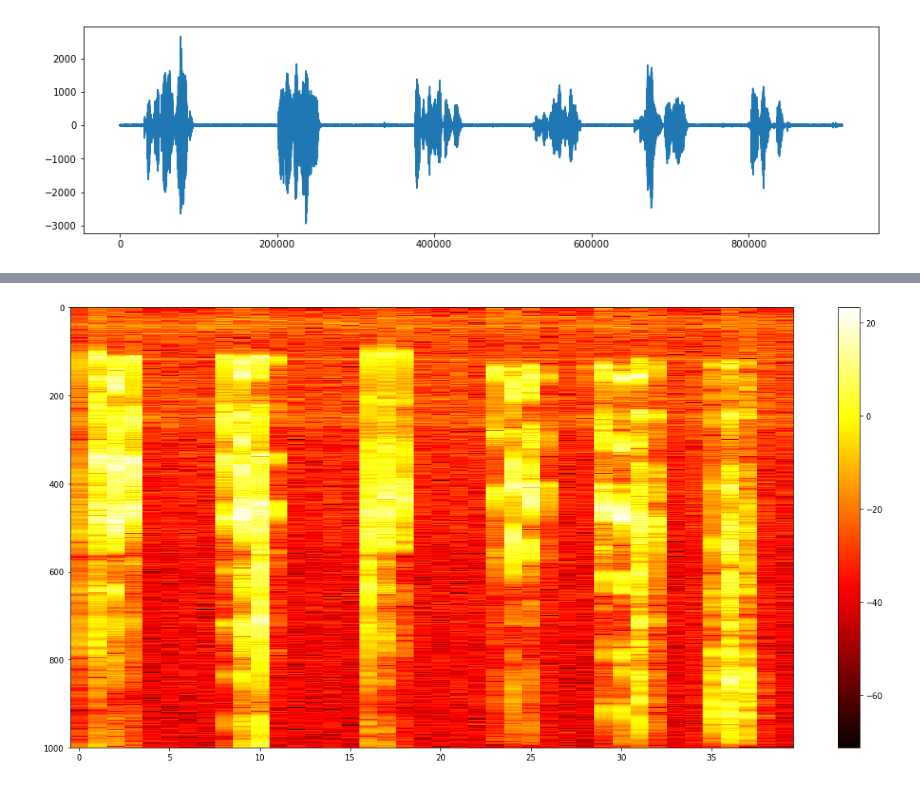
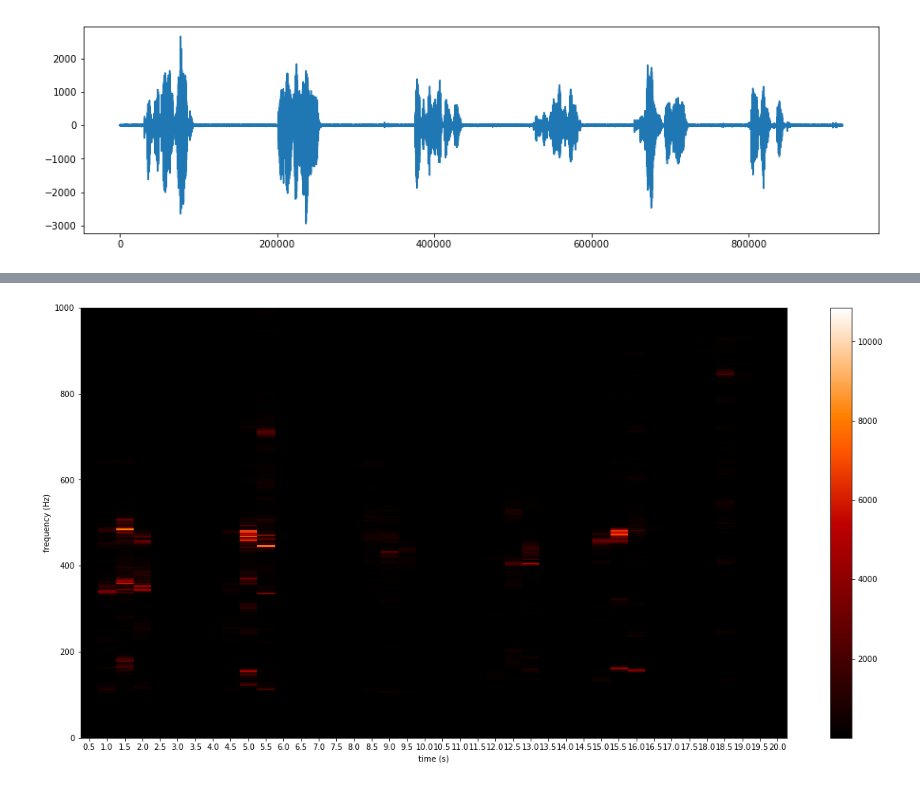
Before and after one commit to antonkatz/audio-search, a Jupyter notebook: audio pattern extraction.ipynb, the cells around one changed output, grey strips where cells are left out. Drawn from its saved outputs; the diff is of its cells as text; code cells hidden in the pictures.

Commit message:
trying scipy for spectrogram

```diff
--- a/audio pattern extraction.ipynb
+++ b/audio pattern extraction.ipynb
@@ -5,10 +5,11 @@ import warnings
 warnings.filterwarnings('ignore')
 
 import scipy as sp
+import scipy.io.wavfile
 import numpy as np
 from matplotlib import pyplot as plt
 
-sample_rate, wav_data = sp.io.wavfile.read("kombucha.wav")
+sample_rate, wav_data = scipy.io.wavfile.read("kombucha.wav")
 # sample_rate, wav_data = sp.io.wavfile.read("anything.wav")
 # sample_rate, wav_data = sp.io.wavfile.read("relief.wav")
 print(wav_data[:,1].shape[0] / sample_rate)
@@ -31,9 +32,10 @@ rate: 44100
 lenght (s): 20.85
 [figure]
 # %%
+## creating the entire spectrogram
 
-time_limit = 10 * sample_rate
-# audio_data_ = audio_data[0:time_limit]
+from matplotlib import mlab
+
 audio_data_ = audio_data
 NFFT = sample_rate     # the length of the windowing segments
 Fs = sample_rate  # the sampling rate
@@ -41,7 +43,10 @@ Fs = sample_rate  # the sampling rate
 # plot signal and spectrogram
 fig = plt.figure(figsize=(20, 10))
 audio_spectra, freqs, bins, im = plt.specgram(audio_data_, NFFT=NFFT,   Fs=Fs,noverlap=int(sample_rate/2),
-                                    cmap=plt.cm.gist_heat, scale='dB', scale_by_freq=True)
+                                    cmap=plt.cm.gist_heat, scale='dB', mode="psd")
+audio_spectra_lin, freqs, bins, im = plt.specgram(audio_data_, NFFT=NFFT,   Fs=Fs,noverlap=int(sample_rate/2),
+                                    cmap=plt.cm.gist_heat, scale='linear', mode="psd")
+print(audio_spectra == audio_spectra_lin)
 im.set_extent([0,bins[-1],0,1000])
 plt.colorbar(orientation='vertical')
 plt.show()
@@ -50,23 +62,27 @@ plt.show()
 # %%
-audio_spectra.shape
+###
+## Plotting data that has been filtered to below 1000Hz (human audible)
+###
+
 # h for human
 h_audio_sptr = audio_spectra[0:1000, :]
 # h_audio_sptr = audio_spectra
 audio_mean = np.mean(h_audio_sptr)
-h_audio_sptr = 10 * np.log10(h_audio_sptr / audio_mean)
+# converting to dB
+# h_audio_sptr = 10 * np.log10(h_audio_sptr / audio_mean)
 
-# print(audio_spectra.shape)
-# print(bins)
 
 fig = plt.figure(figsize=(20, 10))
+ax = fig.add_subplot(111)
+plt.imshow(h_audio_sptr, cmap=plt.cm.gist_heat)
+ax.set_aspect('auto')
+ax.set_ylim(ax.get_ylim()[::-1]) ## reversing axis
 
-ax = fig.add_subplot(111)
-plt.imshow(h_audio_sptr, cmap='hot')
-ax.set_aspect('auto')
-# ax.set_ylim([0,h_audio_sptr.shape[0]])
-# ax.set_xlim([0,h_audio_sptr.shape[1]])
-# ax.set_xticklabels(bins)
+## making pretty
+plt.xlabel("time (s)")
+plt.ylabel("frequency (Hz)")
+plt.xticks(np.arange(h_audio_sptr.shape[1]), bins)
 plt.colorbar(orientation='vertical')
 plt.show()
 # %% [output]
-[figure, old version]
+[figure, new version]
```
Also changed, not shown: parts of 2 cells of this notebook.
